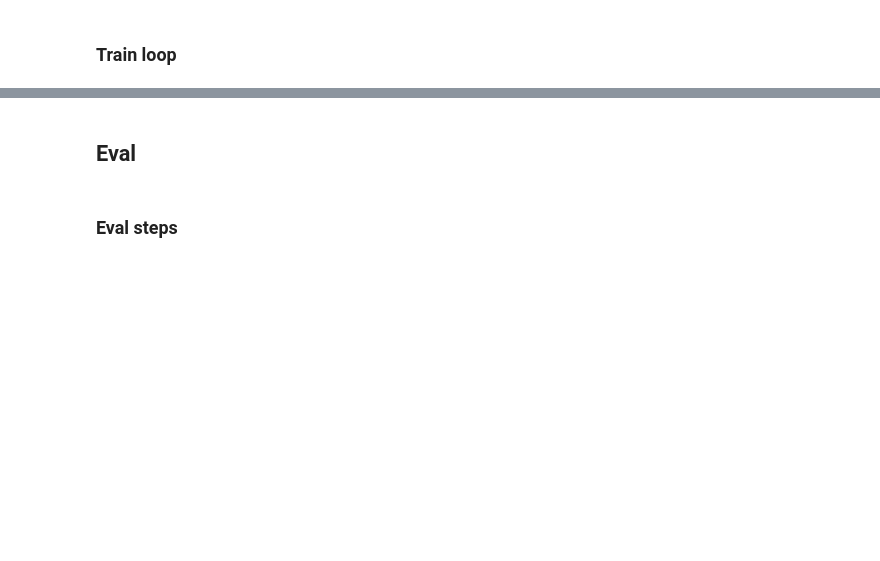
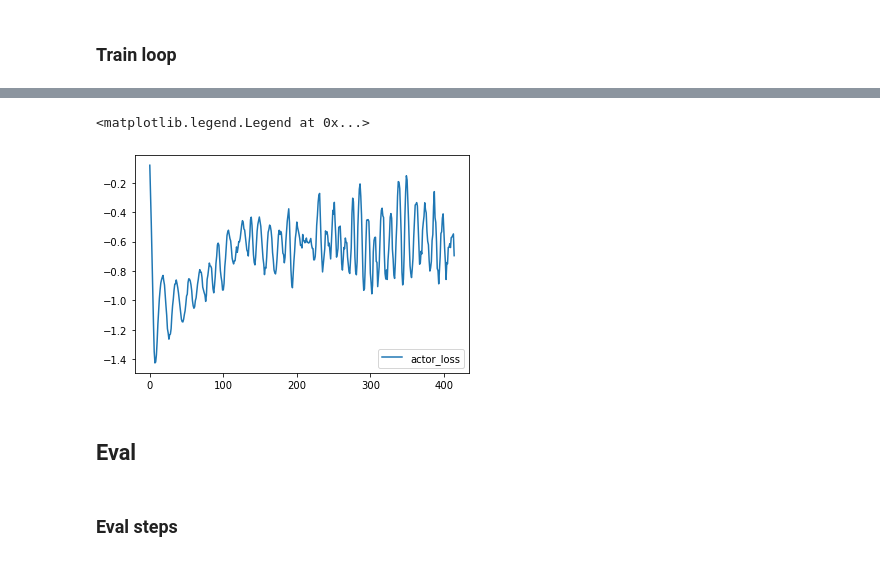
Before and after one commit to TeamDman/Vehicular-Game-Theory, a Jupyter notebook: platoongame/rage.ipynb, the cells around one changed output, grey strips where cells are left out. Saved outputs shown, nothing was run; the diff lists cells and outputs as text; code cells hidden in the pictures; blank space fills up the shorter version.

```diff
--- a/platoongame/rage.ipynb
+++ b/platoongame/rage.ipynb
@@ -606,3 +660,9 @@ plt.legend()
+# %%
+plt.plot(actor_loss_history, label="actor_loss")
+plt.legend()
+# %% [output]
+<matplotlib.legend.Legend at 0x...>
+[figure, added]
 # %% [markdown]
 ## Eval
 # %%
```
Also changed, not shown: parts of 33 cells of this notebook.
